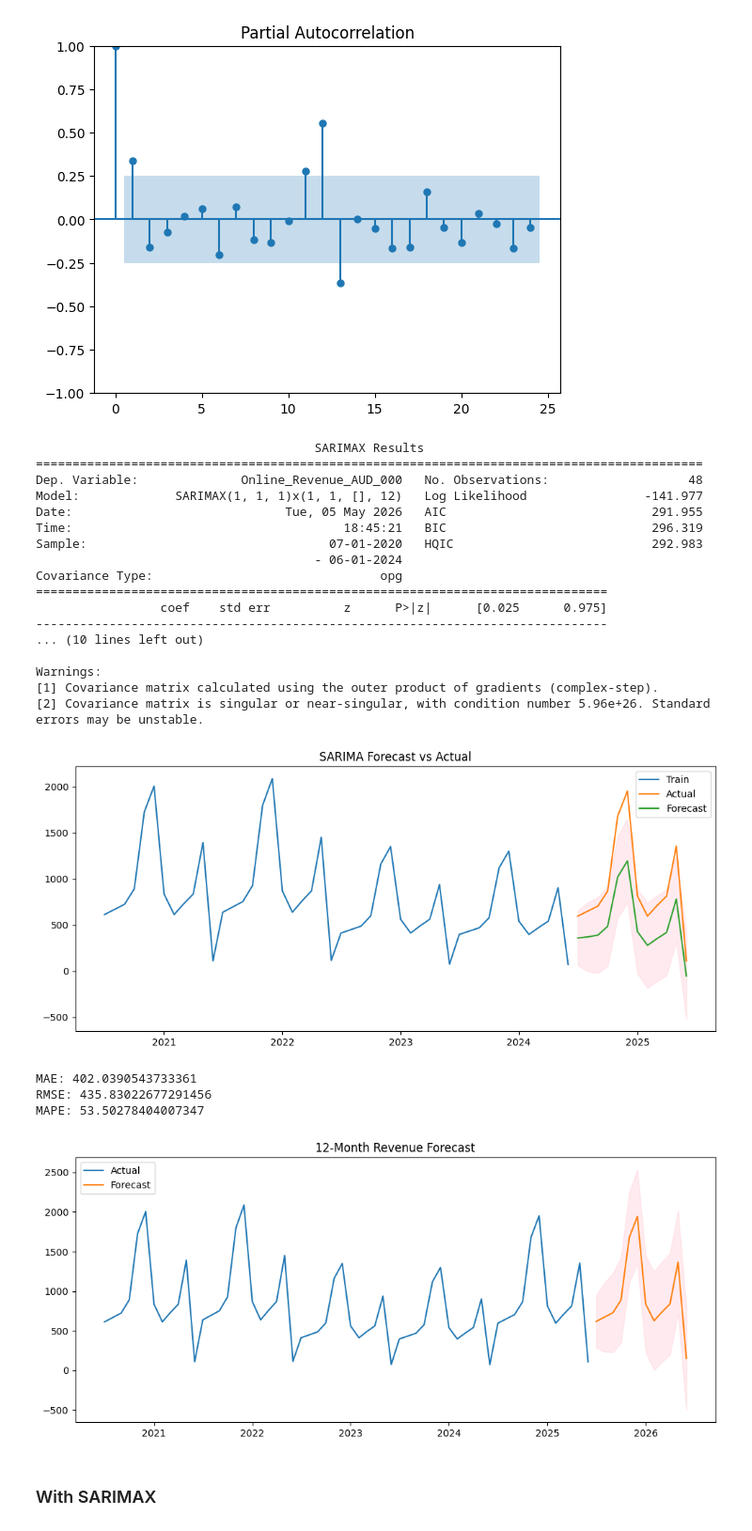
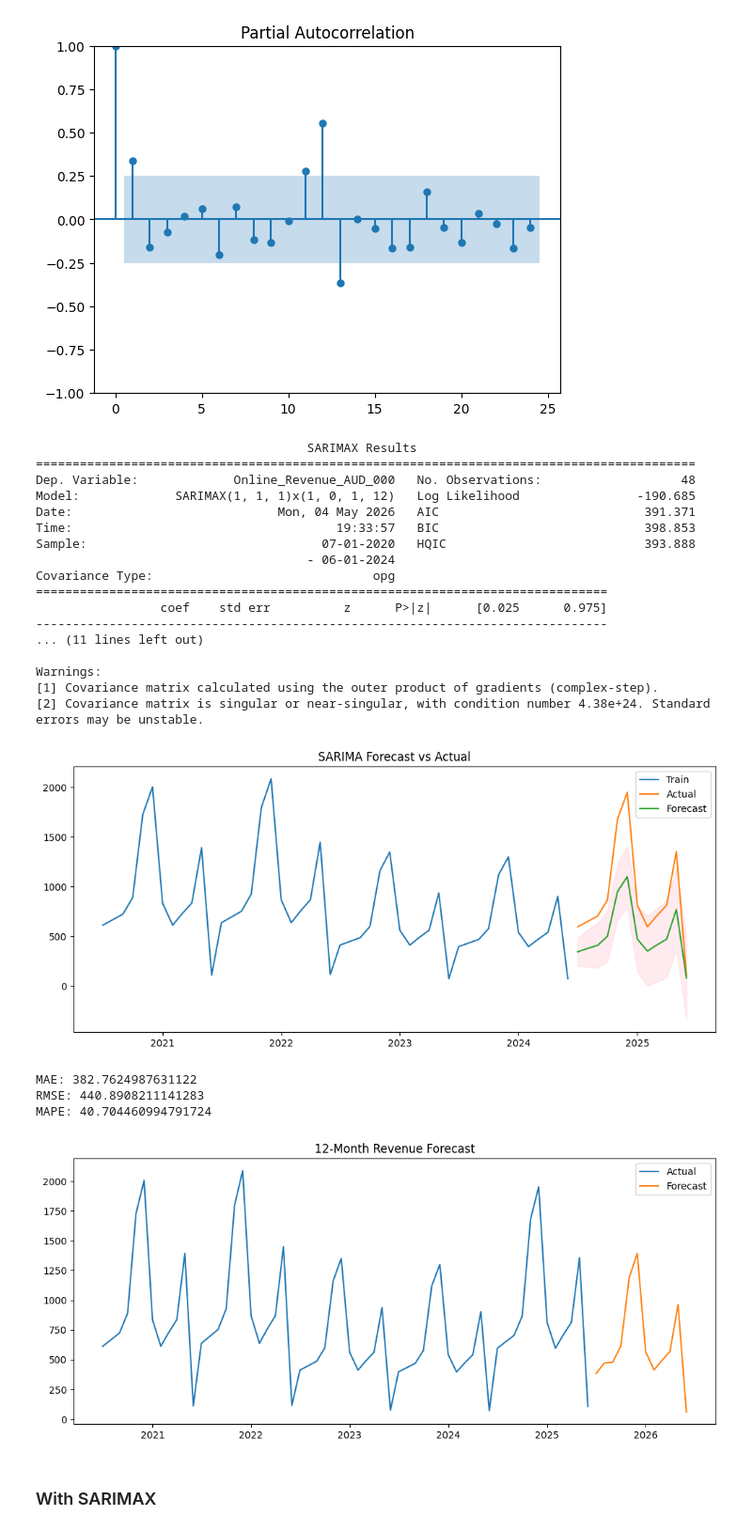
Before and after one commit to Mahir-Uddin0/OuterRim-revenue-forecasting-project, a Jupyter notebook: forecasting.ipynb, the cells around one changed output. Shown at 94% size. Saved outputs shown, nothing was run; the diff lists cells and outputs as text; code cells hidden in the pictures.

```diff
--- a/forecasting.ipynb
+++ b/forecasting.ipynb
@@ -392,0 +254,4 @@ def forecast(df,target_col,order,seasonal_order,exog_cols=None):
+# %%
+df = df.sort_index()
+df_rev = df["Revenue_AUD_000"]
+df_rev.head()
@@ -778,7 +710,7 @@ plt.show()
 [figure]
 # %%
 p_online, d_online, q_online = 1, 1, 1
-P_online, D_online, Q_online, s_online = 1, 1, 0, 12
+P_online, D_online, Q_online, s_online = 1, 0, 1, 12
 # %%
 train_online = df_online.iloc[:48]
 test_online = df_online.iloc[48:]
@@ -793,23 +725,23 @@ result_online = model_online.fit()
 
 print(result_online.summary())
 # %% [output]
-                                      SARIMAX Results
-===========================================================================================
-Dep. Variable:              Online_Revenue_AUD_000   No. Observations:                   48
-Model:             SARIMAX(1, 1, 1)x(1, 1, [], 12)   Log Likelihood                -141.977
-Date:                             Tue, 05 May 2026   AIC                            291.955
-Time:                                     18:45:21   BIC                            296.319
-Sample:                                 07-01-2020   HQIC                           292.983
-                                      - 06-01-2024
-Covariance Type:                               opg
+                                     SARIMAX Results
+==========================================================================================
+Dep. Variable:             Online_Revenue_AUD_000   No. Observations:                   48
+Model:             SARIMAX(1, 1, 1)x(1, 0, 1, 12)   Log Likelihood                -190.685
+Date:                            Mon, 04 May 2026   AIC                            391.371
+Time:                                    19:33:57   BIC                            398.853
+Sample:                                07-01-2020   HQIC                           393.888
+                                     - 06-01-2024
+Covariance Type:                              opg
 ==============================================================================
                  coef    std err          z      P>|z|      [0.025      0.975]
 ------------------------------------------------------------------------------
-... (10 lines left out)
+... (11 lines left out)
 
 Warnings:
 [1] Covariance matrix calculated using the outer product of gradients (complex-step).
-[2] Covariance matrix is singular or near-singular, with condition number 5.96e+26. Standard errors may be unstable.
+[2] Covariance matrix is singular or near-singular, with condition number 4.38e+24. Standard errors may be unstable.
 # %%
 forecast_online = result_online.get_forecast(steps=len(test_online))
 
@@ -831,7 +763,7 @@ plt.legend()
 plt.title("SARIMA Forecast vs Actual")
 plt.show()
 # %% [output]
-[figure, old version]
+[figure, new version]
 # %%
 mae_online = mean_absolute_error(test_online, forecast_mean_online)
 rmse_online = np.sqrt(mean_squared_error(test_online, forecast_mean_online))
@@ -842,9 +774,9 @@ print("MAE:", mae_online)
 print("RMSE:", rmse_online)
 print("MAPE:", mape_online)
 # %% [output]
-MAE: 402.0390543733361
-RMSE: 435.83022677291456
-MAPE: 53.50278404007347
+MAE: 382.7624987631122
+RMSE: 440.8908211141283
+MAPE: 40.704460994791724
 # %%
 final_model_online = SARIMAX(df_online,
                       order=(p_online,q_online,d_online),
@@ -861,19 +793,19 @@ future_conf_online = future_forecast_online.conf_int()
 # %%
 plt.figure(figsize=(12,5))
 
 plt.plot(df.index, df['Online_Revenue_AUD_000'], label='Actual')
 plt.plot(future_mean_online.index, future_mean_online, label='Forecast')
 
-plt.fill_between(future_mean_online.index,
-                 future_conf_online.iloc[:,0],
-                 future_conf_online.iloc[:,1],
-                 color='pink', alpha=0.3)
+# plt.fill_between(future_mean_online.index,
+#                  future_conf_online.iloc[:,0],
+#                  future_conf_online.iloc[:,1],
+#                  color='pink', alpha=0.3)
 
 plt.legend()
 plt.title("12-Month Revenue Forecast")
 plt.show()
 # %% [output]
-[figure, old version]
+[figure, new version]
 # %% [markdown]
 ### With SARIMAX
 # %%
```
Also changed, not shown: parts of 59 cells of this notebook.
